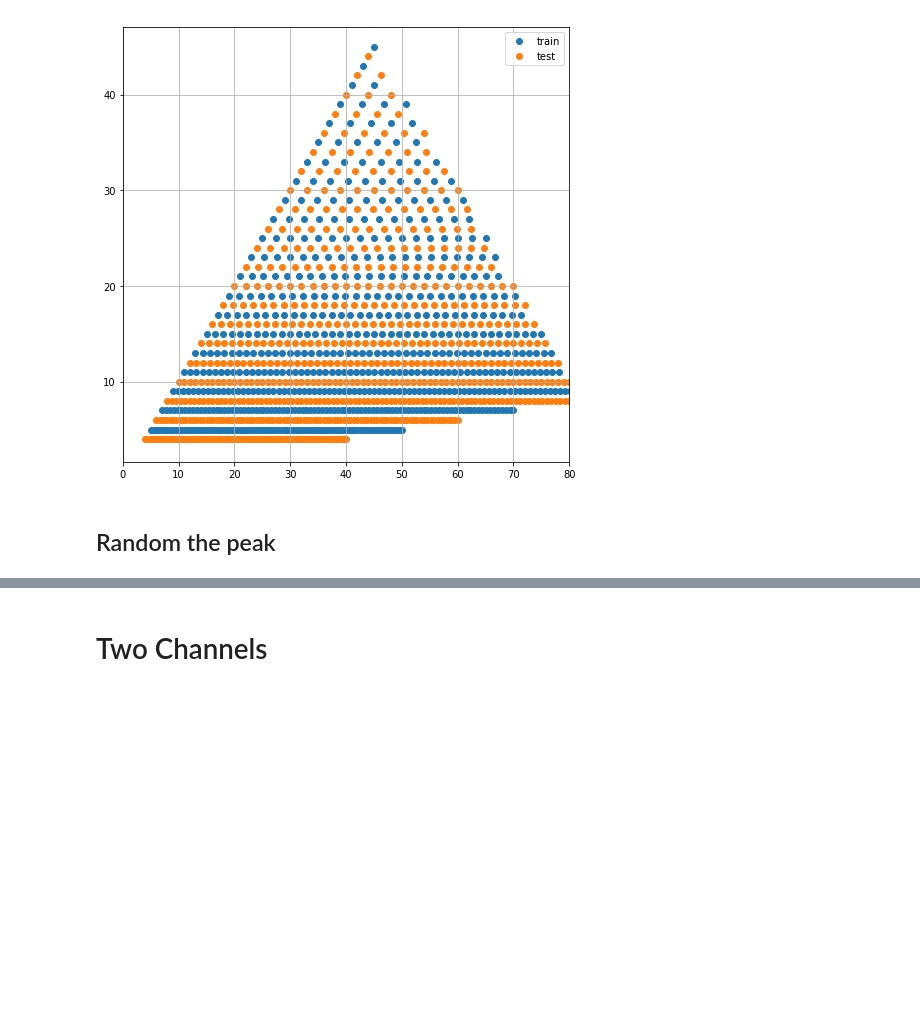
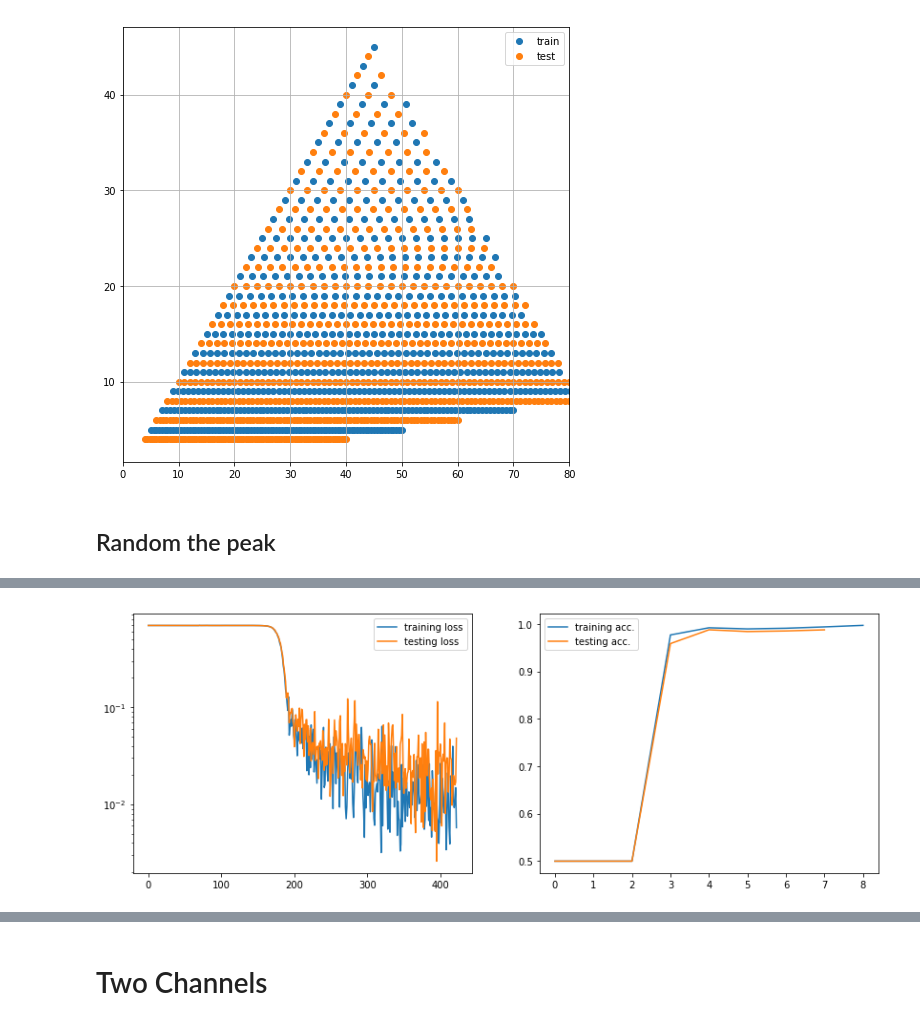
Before and after one commit to iphysresearch/Python4GW, a Jupyter notebook: CNN.ipynb, the cells around one changed output, grey strips where cells are left out. Saved outputs shown, nothing was run; the diff lists cells and outputs as text; code cells hidden in the pictures; blank space fills up the shorter version.

```diff
--- a/CNN.ipynb
+++ b/CNN.ipynb
@@ -441,0 +372,14 @@ Finished!
+# %%
+# finite noises
+plt.figure(figsize=(14,5))
+plt.subplot(1,2,1)
+plt.semilogy(Solver.loss_history, label = 'training loss')
+plt.plot(Solver.loss_v_history, label = 'testing loss')
+plt.legend()
+plt.subplot(1,2,2)
+plt.plot(Solver.train_acc_history, label = 'training acc.')
+plt.plot(Solver.test_acc_history, label = 'testing acc.')
+plt.legend()
+plt.show()
+# %% [output]
+[figure, added]
```
Also changed, not shown: parts of 33 cells of this notebook, 4 other files.
